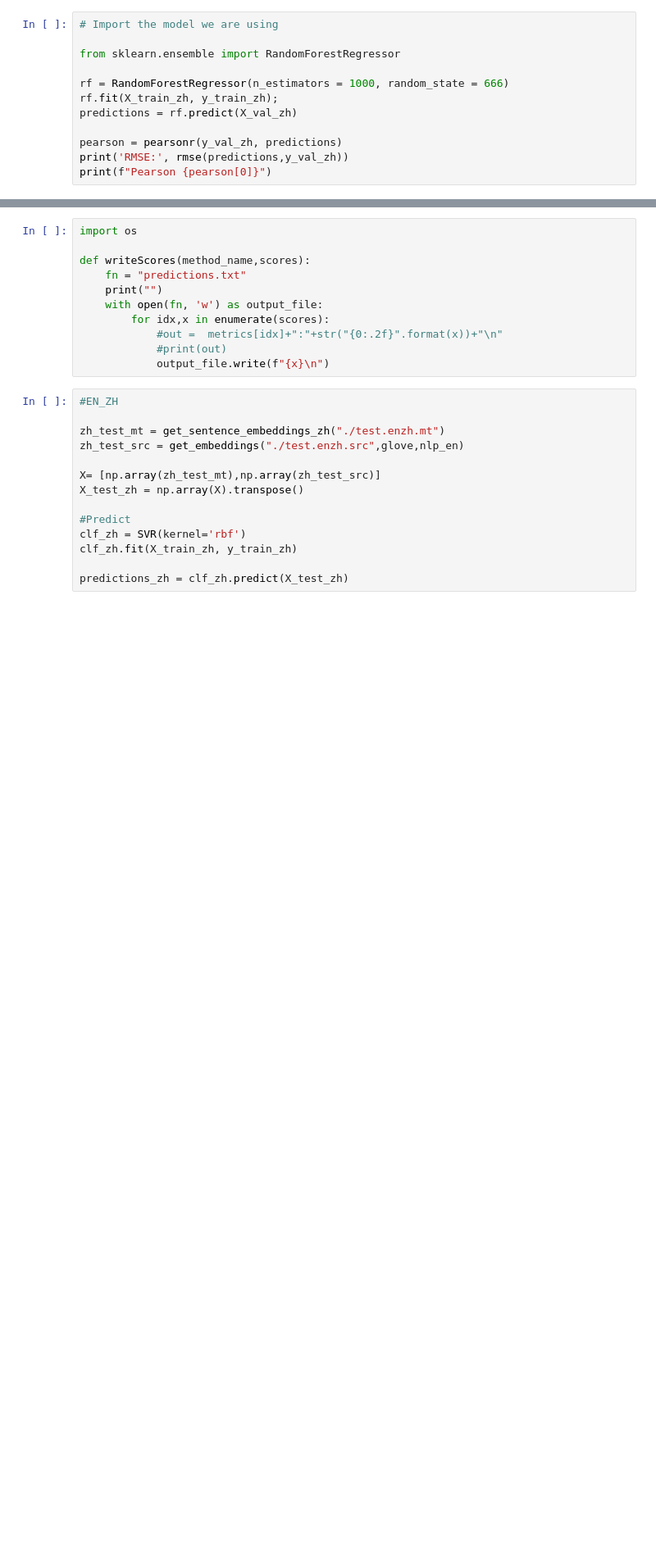
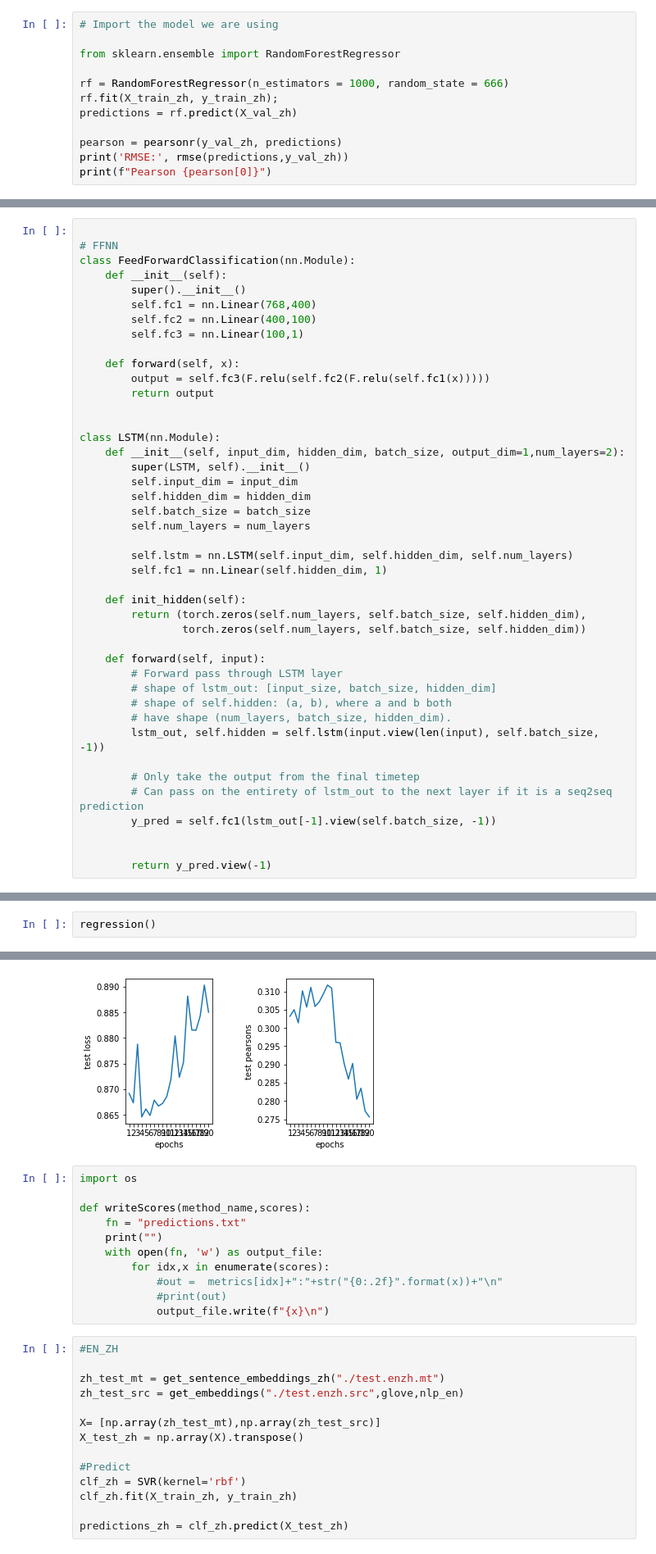
Before and after one commit to Rain9876/ImperialNLP2020_CW, a Jupyter notebook: Baseline.ipynb, the cells around one changed output, grey strips where cells are left out. Shown at 82% size. Cells and saved outputs as stored; diff of their text form; blank space fills up the shorter version.

```diff
--- a/Baseline.ipynb
+++ b/Baseline.ipynb
@@ -268,0 +360,43 @@ print(f"Pearson {pearson[0]}")
+# %%
+
+# FFNN
+class FeedForwardClassification(nn.Module):
+    def __init__(self):
+        super().__init__()
+        self.fc1 = nn.Linear(768,400)
+        self.fc2 = nn.Linear(400,100)
+        self.fc3 = nn.Linear(100,1)
+
+    def forward(self, x):
+        output = self.fc3(F.relu(self.fc2(F.relu(self.fc1(x)))))
+        return output
+
+
+class LSTM(nn.Module):
+    def __init__(self, input_dim, hidden_dim, batch_size, output_dim=1,num_layers=2):
+        super(LSTM, self).__init__()
+        self.input_dim = input_dim
+        self.hidden_dim = hidden_dim
+        self.batch_size = batch_size
+        self.num_layers = num_layers
+
+        self.lstm = nn.LSTM(self.input_dim, self.hidden_dim, self.num_layers)
+        self.fc1 = nn.Linear(self.hidden_dim, 1)
+
+    def init_hidden(self):
+        return (torch.zeros(self.num_layers, self.batch_size, self.hidden_dim),
+                torch.zeros(self.num_layers, self.batch_size, self.hidden_dim))
+
+    def forward(self, input):
+        # Forward pass through LSTM layer
+        # shape of lstm_out: [input_size, batch_size, hidden_dim]
+        # shape of self.hidden: (a, b), where a and b both
+        # have shape (num_layers, batch_size, hidden_dim).
+        lstm_out, self.hidden = self.lstm(input.view(len(input), self.batch_size, -1))
+
+        # Only take the output from the final timetep
+        # Can pass on the entirety of lstm_out to the next layer if it is a seq2seq prediction
+        y_pred = self.fc1(lstm_out[-1].view(self.batch_size, -1))
+
+
+        return y_pred.view(-1)
@@ -268,0 +507,3 @@ print(f"Pearson {pearson[0]}")
+# %%
+regression()
+# %% [output]
@@ -269,3 +527,4 @@ print(f"Pearson {pearson[0]}")
+[figure, added]
 # %%
 import os
 
```
Also changed, not shown: parts of 17 cells of this notebook, 7 other files.
